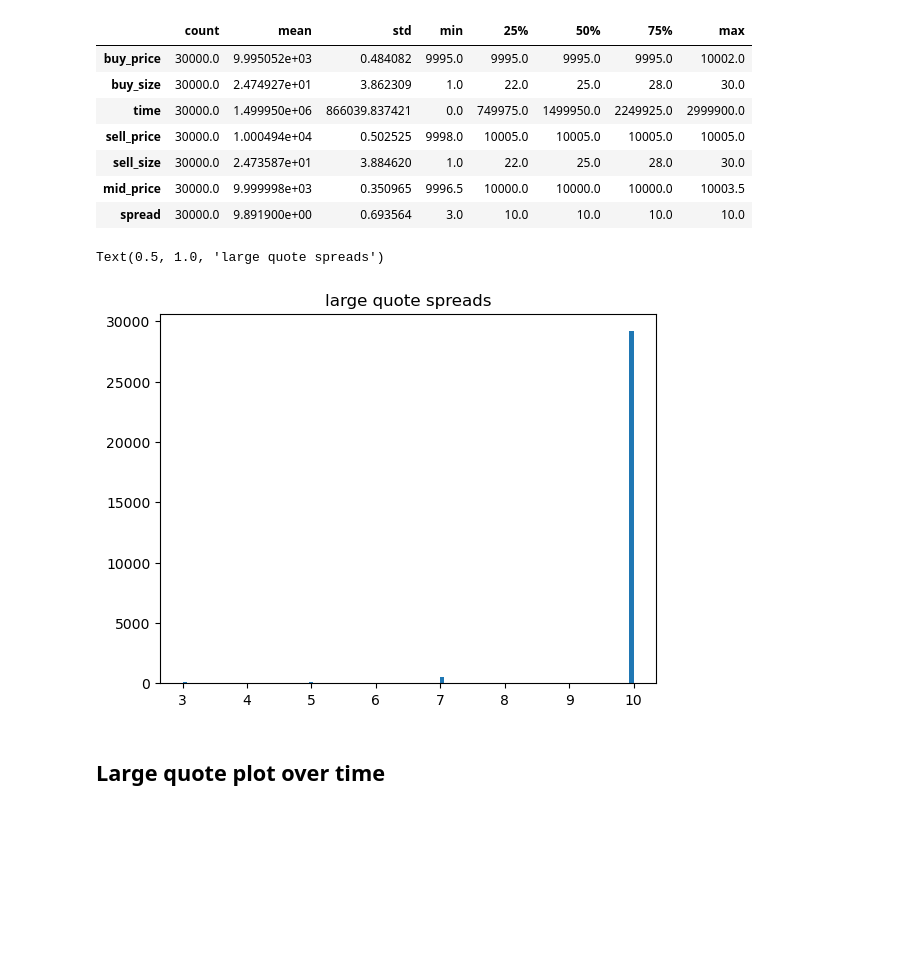
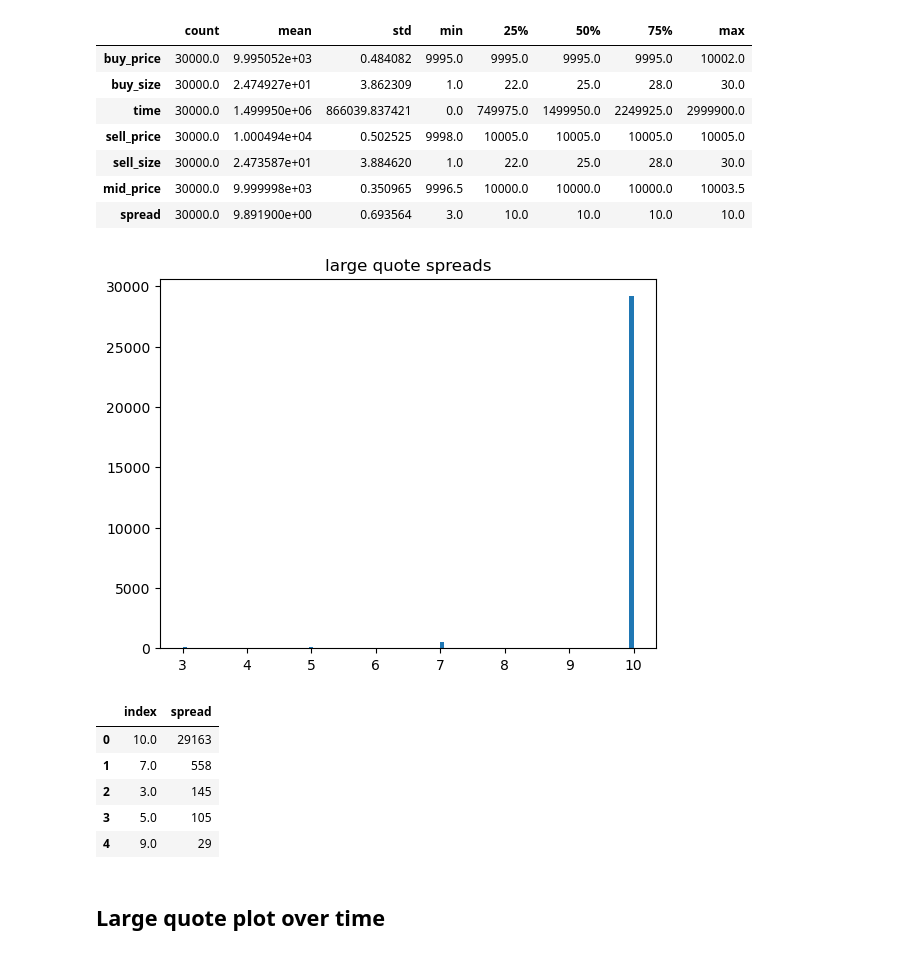
Before and after one commit to rzhan11/IMCTradingComp23, a Jupyter notebook: nbs/round1-csv-exploration.ipynb, the cells around one changed output. Saved outputs shown, nothing was run; the diff lists cells and outputs as text; code cells hidden in the pictures; blank space fills up the shorter version.

```diff
--- a/nbs/round1-csv-exploration.ipynb
+++ b/nbs/round1-csv-exploration.ipynb
@@ -164,9 +164,17 @@ quote_df.describe().T
 # %%
 plt.hist(quote_df["spread"], bins=100)
 plt.title("large quote spreads")
+plt.show()
+
+display(quote_df["spread"].value_counts().reset_index())
 # %% [output]
-Text(0.5, 1.0, 'large quote spreads')
 [figure]
+|  | index | spread |
+| 0 | 10.0 | 29163 |
+| 1 | 7.0 | 558 |
+| 2 | 3.0 | 145 |
+| 3 | 5.0 | 105 |
+| 4 | 9.0 | 29 |
 # %% [markdown]
 ## Large quote plot over time
 # %%
```
Also changed, not shown: parts of 8 cells of this notebook, 3 other files.
